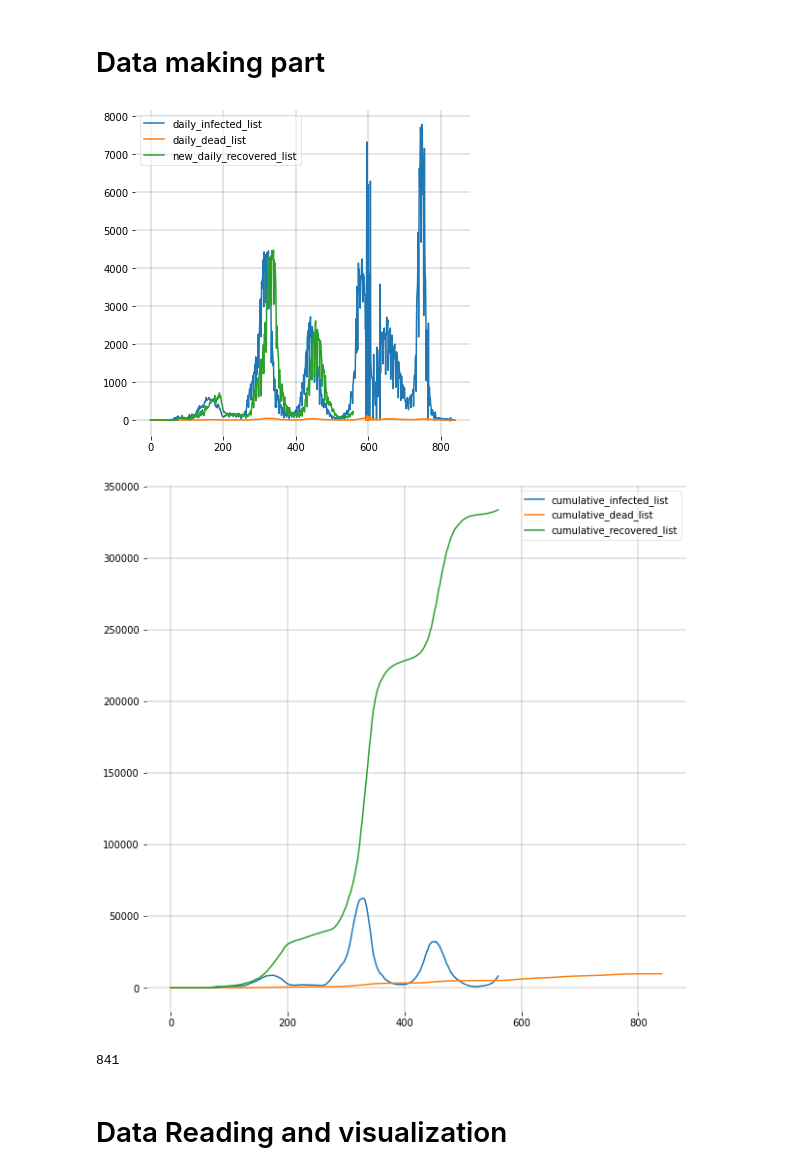
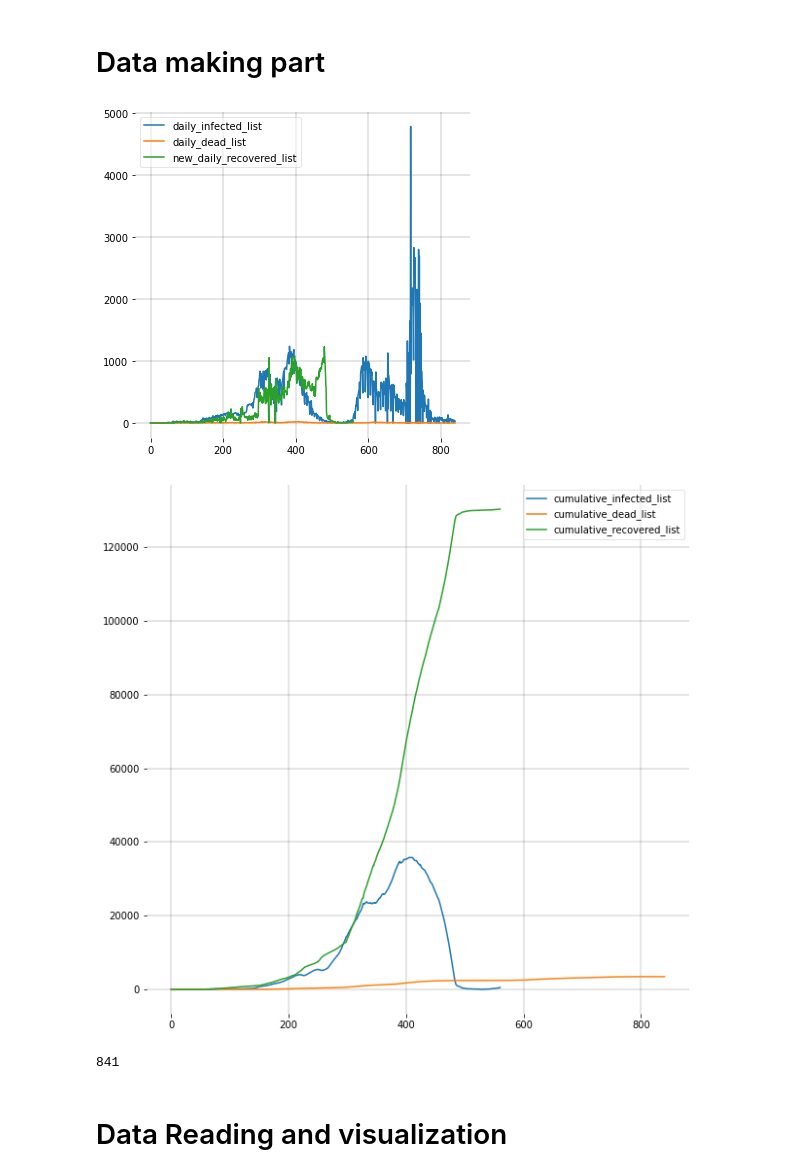
Before and after one commit to jhgoblue/covid-19-pbl, a Jupyter notebook: dinn-sird-baseline.ipynb, the cells around one changed output. Cells and saved outputs as stored; diff of their text form; code cells hidden in the pictures.

```diff
--- a/dinn-sird-baseline.ipynb
+++ b/dinn-sird-baseline.ipynb
@@ -55,7 +55,7 @@ for file_name in sorted_fnames:
     confirmed = 0
     recovered = 0
     for key,row in df.iterrows():
-        if key == 'Azerbaijan':
+        if key == 'Albania':
             deaths = deaths + row['Deaths']
             confirmed = confirmed + row['Confirmed']
             recovered = recovered + row['Recovered']
@@ -97,34 +97,34 @@ for spine in ('top', 'right', 'bottom', 'left'):
     ax.spines[spine].set_visible(False)
 plt.show();
 # %% [output]
-[figure, old version]
+[figure, new version]
 # %%
 # Making the SIDR list
-N = 10164464
+N = 2845955
 cumulative_susceptible_list = []
 for i in range(len(cumulative_recovered_list)):
     cumulative_infected_list[i]=(cumulative_infected_list[i] - cumulative_recovered_list[i]- cumulative_dead_list[i])
     cumulative_susceptible_list.append(N - cumulative_recovered_list[i] - cumulative_infected_list[i] - cumulative_dead_list[i])
 
 fig = plt.figure(figsize=(10,10))
 
 ax = fig.add_subplot(111, facecolor='#dddddd', axisbelow=True)
 ax.set_facecolor('xkcd:white')
 
 # plt.plot(cumulative_susceptible_list[:310], label = 'cumulative_susceptible_list')
 plt.plot(cumulative_infected_list, label = 'cumulative_infected_list')
 plt.plot(cumulative_dead_list, label = 'cumulative_dead_list')
 plt.plot(cumulative_recovered_list, label = 'cumulative_recovered_list')
 
 ax.grid(b=True, which='major', c='black', lw=0.2, ls='-')
 legend = ax.legend()
 legend.get_frame().set_alpha(0.5)
 for spine in ('top', 'right', 'bottom', 'left'):
     ax.spines[spine].set_visible(False)
 plt.show();
 print(len(cumulative_susceptible_list))
 # %% [output]
-[figure, old version]
+[figure, new version]
 841
 # %%
 #save as csv files
```
Also changed, not shown: parts of 9 cells of this notebook.
